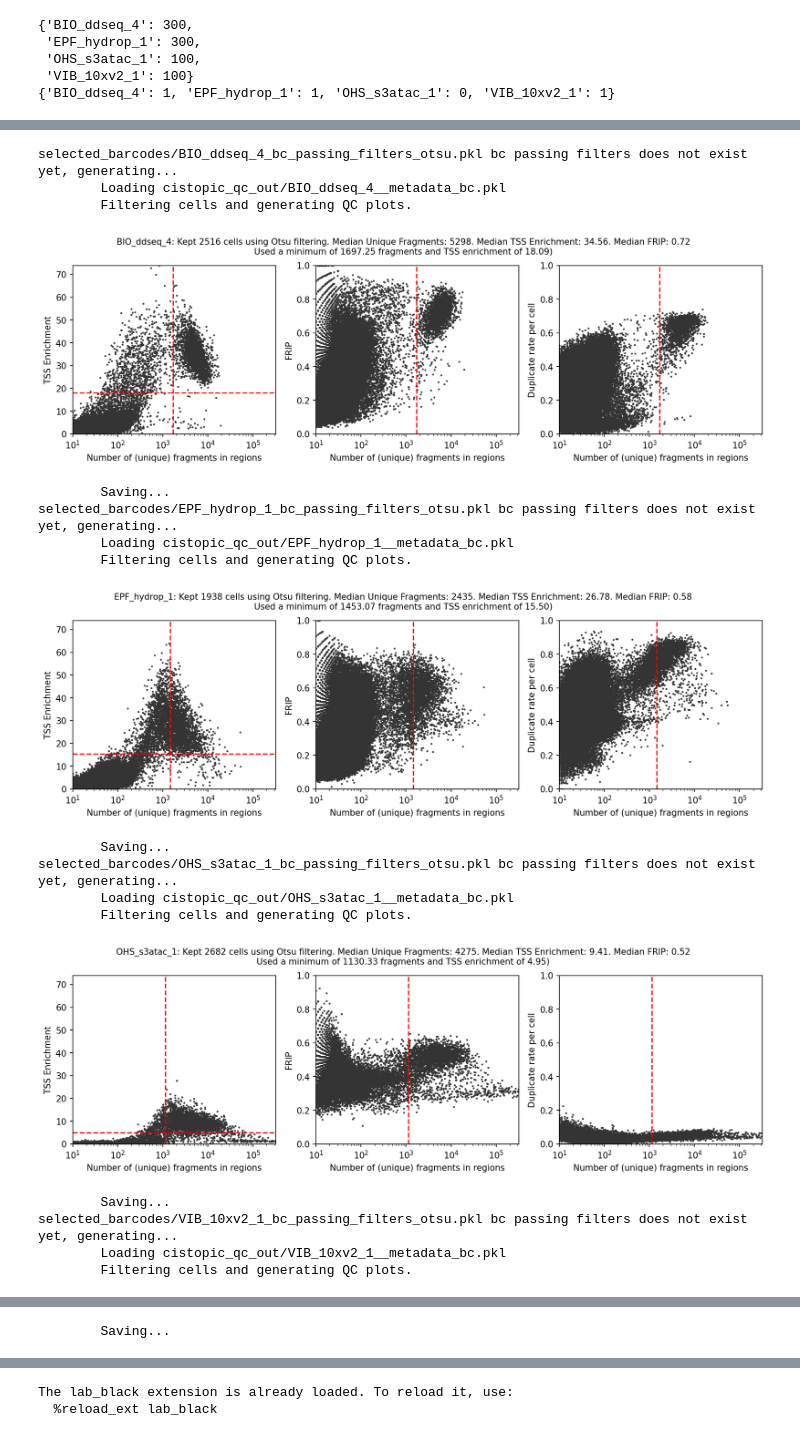
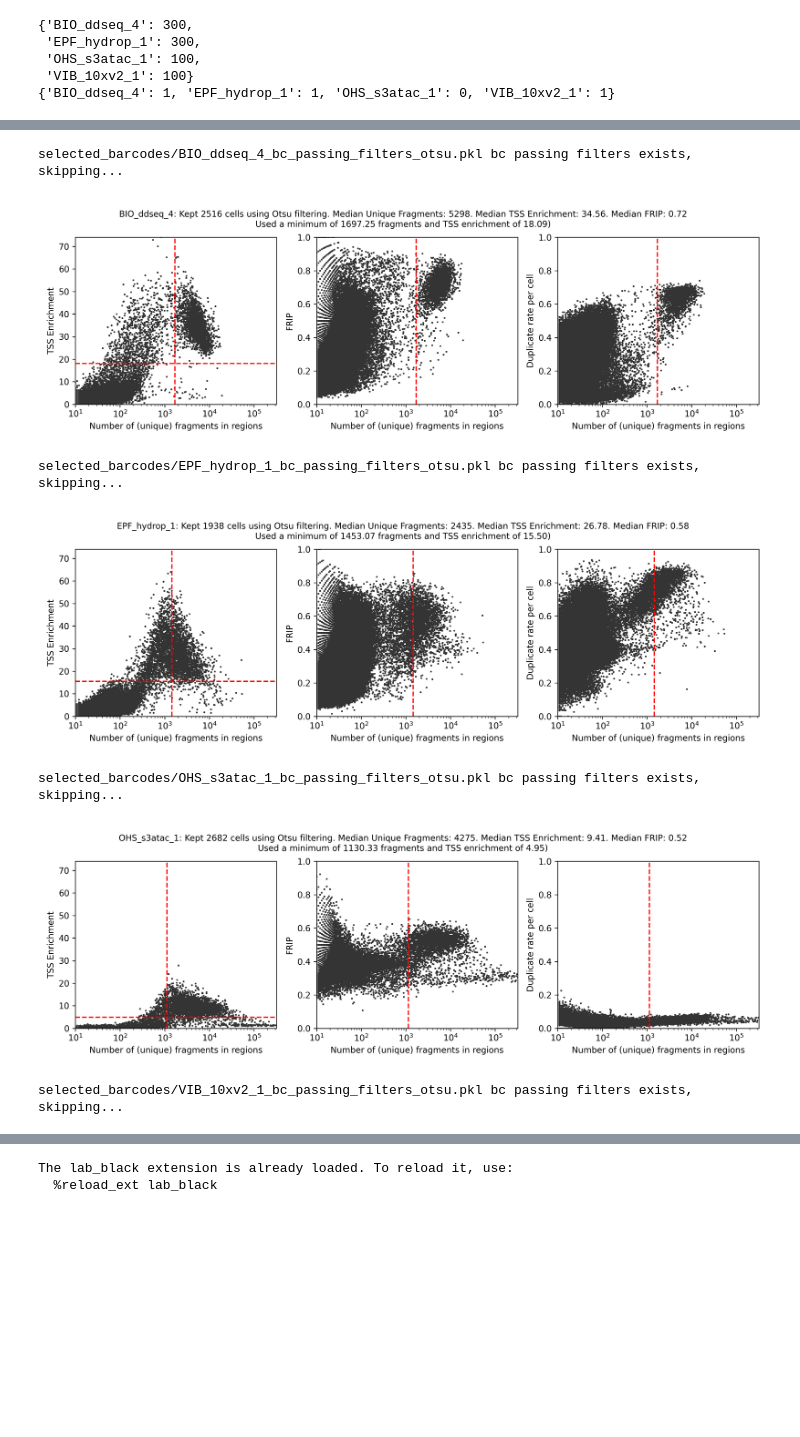
Before and after one commit to aertslab/PUMATAC_tutorial, a Jupyter notebook: 5a_qc_diagnosis_PUMATAC.ipynb, the cells around one changed output, grey strips where cells are left out. Saved outputs shown, nothing was run; the diff lists cells and outputs as text; code cells hidden in the pictures; blank space fills up the shorter version.

```diff
--- a/5a_qc_diagnosis_PUMATAC.ipynb
+++ b/5a_qc_diagnosis_PUMATAC.ipynb
@@ -617,6 +606,8 @@ for sample in metadata_bc_pkl_path_dict.keys():
     pkl_path = f"selected_barcodes/{sample}_bc_passing_filters_otsu.pkl"
     if os.path.exists(pkl_path):
         print(f"{pkl_path} bc passing filters exists, skipping...")
+        display(Image(filename=f"plots_qc/{sample}_qc_otsu.png"))
+
     else:
         print(f"{pkl_path} bc passing filters does not exist yet, generating...")
         print(f"\tLoading {metadata_bc_pkl_path_dict[sample]}")
@@ -638,48 +629,37 @@ for sample in metadata_bc_pkl_path_dict.keys():
             sample=sample,
             min_dict=min_dict,
             max_dict=max_dict,
             metadata_bc_df=metadata_bc_df,
             include_kde=kde,
             min_x_val=min_x_val,
             min_y_val=min_y_val,
         )
 
         plt.tight_layout()
         plt.savefig(f"plots_qc/{sample}_qc_otsu.png", dpi=300, facecolor="white")
         plt.show()
         plt.close()
 
         print(f"\tSaving...")
         with open(
             f"selected_barcodes/{sample}_bc_passing_filters_otsu.pkl", "wb"
         ) as fh:
             pickle.dump(bc_passing_filters, fh)
         fh.close()
 
         fh = open(f"selected_barcodes/{sample}_bc_passing_filters_otsu.txt", "w")
         for bc in list(bc_passing_filters):
             fh.write(bc + "\n")
         fh.close()
 
         metadata_bc_df.loc[bc_passing_filters].to_csv(
             f"selected_barcodes/{sample}_metadata_bc_df.tsv", sep="\t"
         )
 # %% [output]
-selected_barcodes/BIO_ddseq_4_bc_passing_filters_otsu.pkl bc passing filters does not exist yet, generating...
-        Loading cistopic_qc_out/BIO_ddseq_4__metadata_bc.pkl
-        Filtering cells and generating QC plots.
+selected_barcodes/BIO_ddseq_4_bc_passing_filters_otsu.pkl bc passing filters exists, skipping...
-[figure, old version]
+[figure, new version]
-        Saving...
-selected_barcodes/EPF_hydrop_1_bc_passing_filters_otsu.pkl bc passing filters does not exist yet, generating...
-        Loading cistopic_qc_out/EPF_hydrop_1__metadata_bc.pkl
-        Filtering cells and generating QC plots.
+selected_barcodes/EPF_hydrop_1_bc_passing_filters_otsu.pkl bc passing filters exists, skipping...
-[figure, old version]
+[figure, new version]
-        Saving...
-selected_barcodes/OHS_s3atac_1_bc_passing_filters_otsu.pkl bc passing filters does not exist yet, generating...
-        Loading cistopic_qc_out/OHS_s3atac_1__metadata_bc.pkl
-        Filtering cells and generating QC plots.
+selected_barcodes/OHS_s3atac_1_bc_passing_filters_otsu.pkl bc passing filters exists, skipping...
-[figure, old version]
+[figure, new version]
-        Saving...
-selected_barcodes/VIB_10xv2_1_bc_passing_filters_otsu.pkl bc passing filters does not exist yet, generating...
-        Loading cistopic_qc_out/VIB_10xv2_1__metadata_bc.pkl
-        Filtering cells and generating QC plots.
+selected_barcodes/VIB_10xv2_1_bc_passing_filters_otsu.pkl bc passing filters exists, skipping...
@@ -687 +666,0 @@ selected_barcodes/VIB_10xv2_1_bc_passing_filters_otsu.pkl bc passing filters doe
-        Saving...
```
Also changed, not shown: parts of 109 cells of this notebook, 10 other files.
